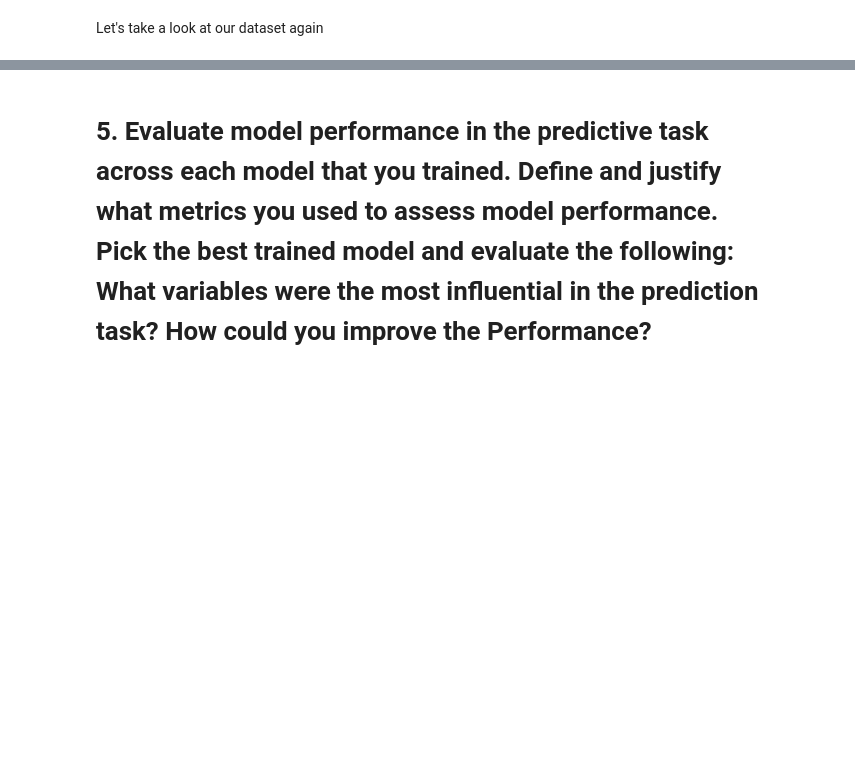
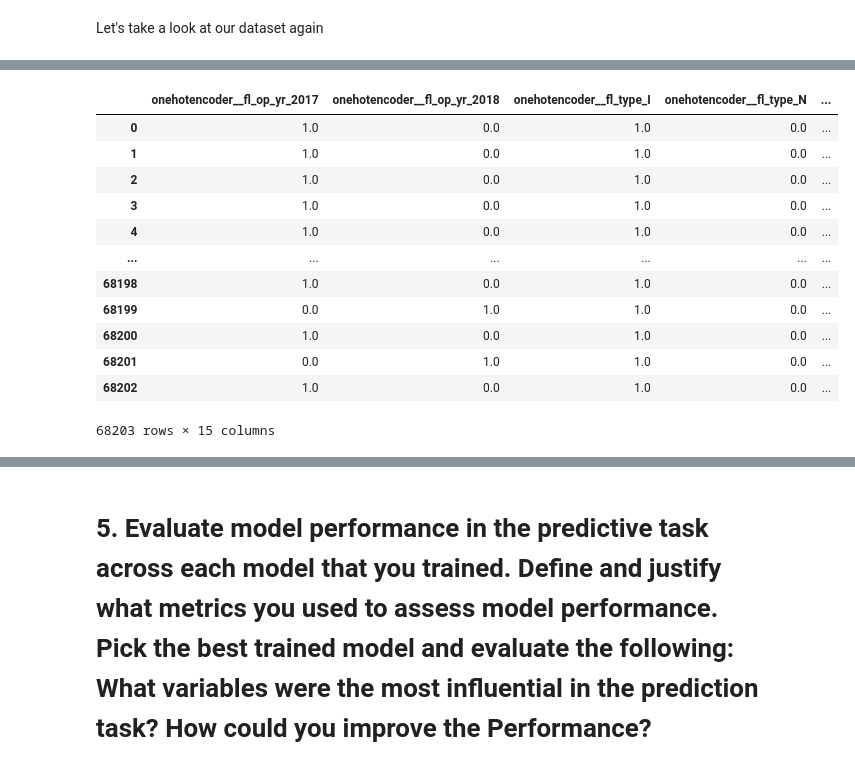
Before and after one commit to farhad-sadeghlo/LATAM_Airlines, a Jupyter notebook: solution.ipynb, the cells around one changed output, grey strips where cells are left out. Cells and saved outputs as stored; diff of their text form; code cells hidden in the pictures; blank space fills up the shorter version.

```diff
--- a/solution.ipynb
+++ b/solution.ipynb
@@ -525,0 +629,31 @@ for key, value in dic_hub_airports.items():
+# %%
+columns = ['fl_op_yr', 'fl_type', 'period_day']
+
+one_hot = OneHotEncoder()
+transformer = make_column_transformer((one_hot, columns), remainder='passthrough')
+transformed = transformer.fit_transform(df)
+transformed_df = pd.DataFrame(transformed, columns=transformer.get_feature_names_out())
+
+## one hot encoder for all categorical features
+# columns = ['pr_des_city_c', 'sch_fl_airline_c', 'op_des_city_c', 'op_fl_airline_c', 'fl_op_day_in_m', 'fl_op_mo','fl_op_yr', 'fl_op_day_in_w', 'fl_type', 'high_season', 'min_diff', 'period_day', 'delay_15']
+# one_hot = OneHotEncoder()
+# feature_arr = one_hot.fit_transform(df[columns]).toarray()
+# feature_labels = one_hot.get_feature_names_out(columns)
+# features = pd.DataFrame(feature_arr, columns=feature_labels)
+# features
+# %%
+transformed_df
+# %% [output]
+|  | onehotencoder__fl_op_yr_2017 | onehotencoder__fl_op_yr_2018 | onehotencoder__fl_type_I | onehotencoder__fl_type_N | ... |
+| 0 | 1.0 | 0.0 | 1.0 | 0.0 | ... |
+| 1 | 1.0 | 0.0 | 1.0 | 0.0 | ... |
+| 2 | 1.0 | 0.0 | 1.0 | 0.0 | ... |
+| 3 | 1.0 | 0.0 | 1.0 | 0.0 | ... |
+| 4 | 1.0 | 0.0 | 1.0 | 0.0 | ... |
+| ... | ... | ... | ... | ... | ... |
+| 68198 | 1.0 | 0.0 | 1.0 | 0.0 | ... |
+| 68199 | 0.0 | 1.0 | 1.0 | 0.0 | ... |
+| 68200 | 1.0 | 0.0 | 1.0 | 0.0 | ... |
+| 68201 | 0.0 | 1.0 | 1.0 | 0.0 | ... |
+| 68202 | 1.0 | 0.0 | 1.0 | 0.0 | ... |
+68203 rows × 15 columns
```
Also changed, not shown: parts of 52 cells of this notebook, 1 other file.
